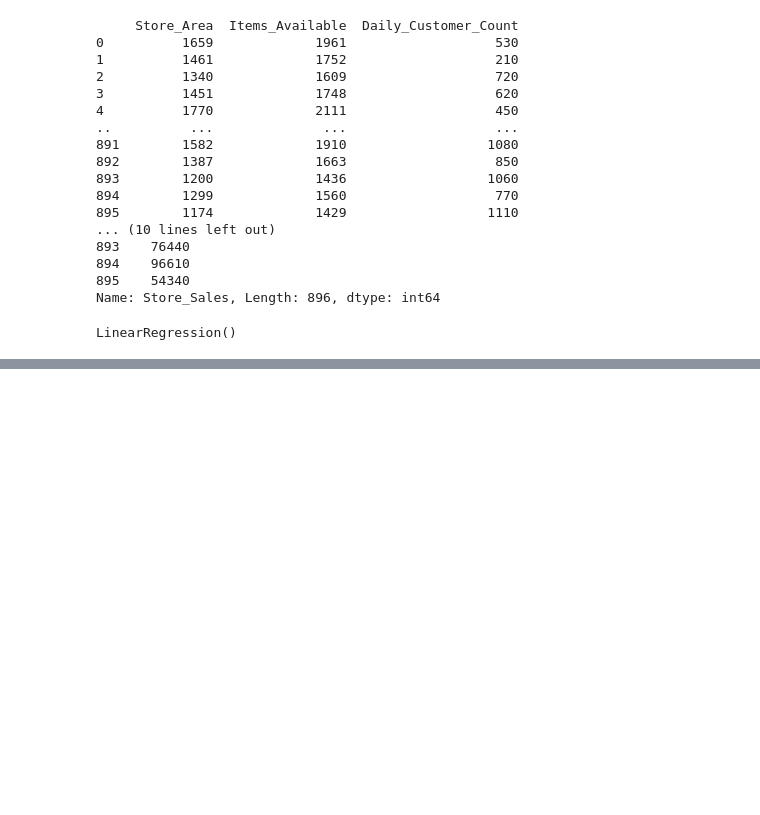
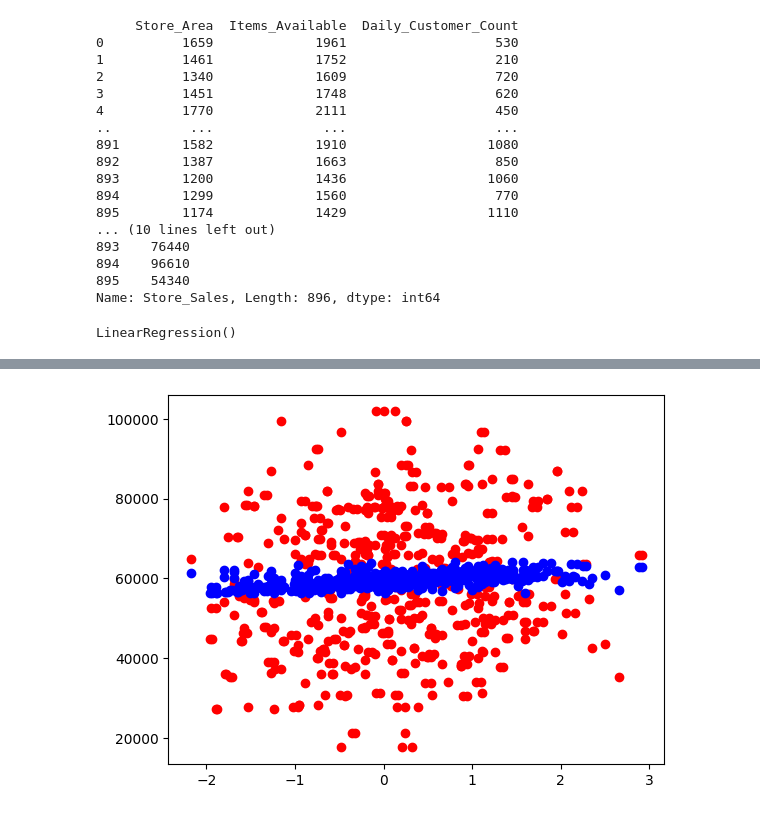
Before and after one commit to Rishabhjain2003/Sales-Analysis, a Jupyter notebook: Sales_Analysis.ipynb, the cells around one changed output, grey strips where cells are left out. Cells and saved outputs as stored; diff of their text form; code cells hidden in the pictures; blank space fills up the shorter version.

```diff
--- a/Sales_Analysis.ipynb
+++ b/Sales_Analysis.ipynb
@@ -106,3 +106,11 @@ Mean squared error: 297659380.5800437
+# %%
+import matplotlib.pyplot as plt
+
+plt.plot(X_test, y_test, 'ro')
+plt.plot(X_test, predictions, 'bo')
+plt.show()
+# %% [output]
+[figure, added]
 # %%
 from sklearn.ensemble import RandomForestRegressor
 
```
Also changed, not shown: parts of 7 cells of this notebook.
